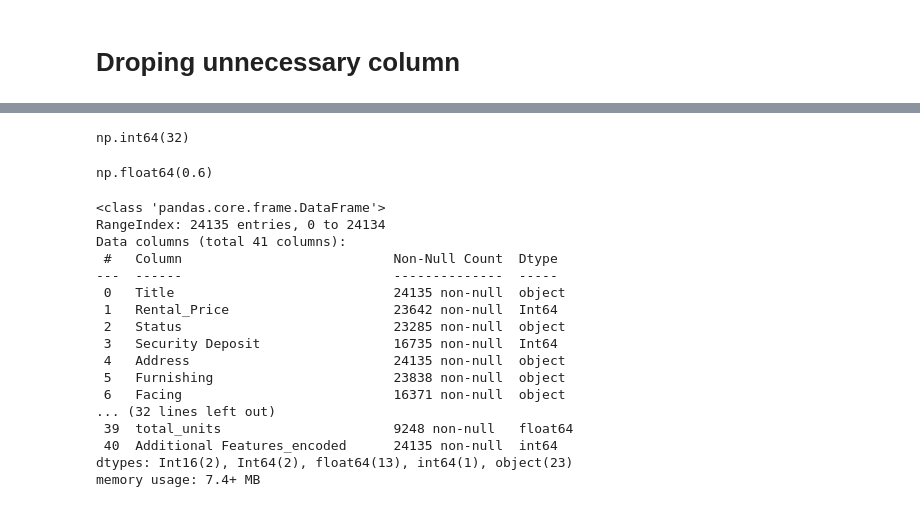
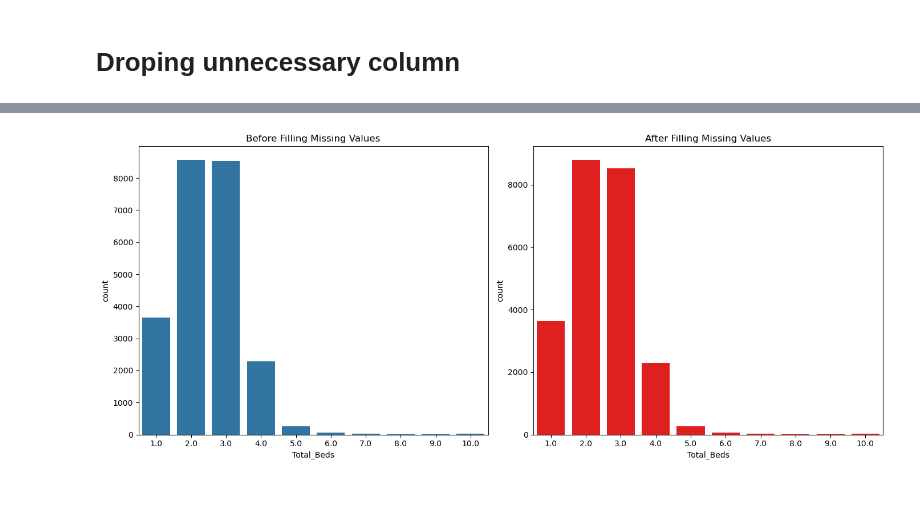
Before and after one commit to Himanshu7d3/House_Rent_Prediction, a Jupyter notebook: New_Data_Cleaning.ipynb, the cells around one changed output, grey strips where cells are left out. Drawn from its saved outputs; the diff is of its cells as text; code cells hidden in the pictures.

Commit message:
Some more work done

```diff
--- a/New_Data_Cleaning.ipynb
+++ b/New_Data_Cleaning.ipynb
@@ -833,33 +830,23 @@ np.int64(32)
-# %%
-df32['Any Construction done'].count()
-# %% [output]
-np.int64(32)
-# %%
-df32['Any Construction done'] = df32['Any Construction done'].map({'Yes': 1, 'No': 0})
-df32['Boundary Wall'] = df32['Boundary Wall'].map({'Yes': 1, 'No': 0})
-
-df32['Any Construction done'].corr(df32['Boundary Wall'])
-# %% [output]
-np.float64(0.6)
 # %%
-df32.drop(['RERA ID','Brokerage Response','No of Open Sides','Additional Features'],axis=1,inplace=True)
+df32.drop(['RERA ID','Brokerage Response','No of Open Sides','Additional Features','Boundary Wall','Any Construction done','Transaction Type'],axis=1,inplace=True)
-# %%
-df32.info()
-# %% [output]
-<class 'pandas.core.frame.DataFrame'>
-RangeIndex: 24135 entries, 0 to 24134
-Data columns (total 41 columns):
- #   Column                           Non-Null Count  Dtype
----  ------                           --------------  -----
- 0   Title                            24135 non-null  object
- 1   Rental_Price                     23642 non-null  Int64
- 2   Status                           23285 non-null  object
- 3   Security Deposit                 16735 non-null  Int64
- 4   Address                          24135 non-null  object
- 5   Furnishing                       23838 non-null  object
- 6   Facing                           16371 non-null  object
-... (32 lines left out)
- 39  total_units                      9248 non-null   float64
- 40  Additional Features_encoded      24135 non-null  int64
-dtypes: Int16(2), Int64(2), float64(13), int64(1), object(23)
-memory usage: 7.4+ MB
+# %%
+# droping rows with Rental_Price == nan
+
+df32=df32[df32['Rental_Price'].notna()]
+# %%
+fig, ax = plt.subplots(nrows=1, ncols=2, figsize=(14,6))
+
+# BEFORE (show NaN)
+sns.countplot(x=df32['Total_Beds'],ax=ax[0])
+ax[0].set_title('Before Filling Missing Values')
+
+# Fill with mode
+df32['Total_Beds'] = df32['Total_Beds'].fillna(df32['Total_Beds'].mode().iloc[0])
+
+# AFTER
+sns.countplot(x=df32['Total_Beds'],ax=ax[1],color='red')
+ax[1].set_title('After Filling Missing Values')
+
+plt.tight_layout()    # filling with mode does not change distribution that much
+# %% [output]
+[figure, added]
```
Also changed, not shown: parts of 10 cells of this notebook.
